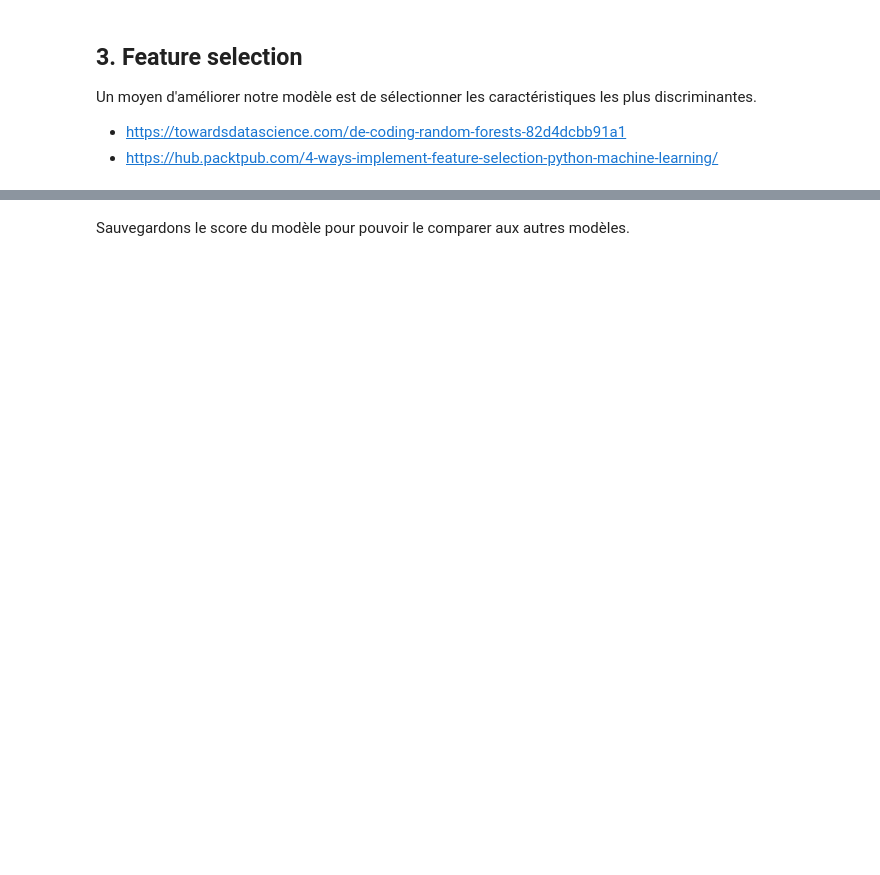
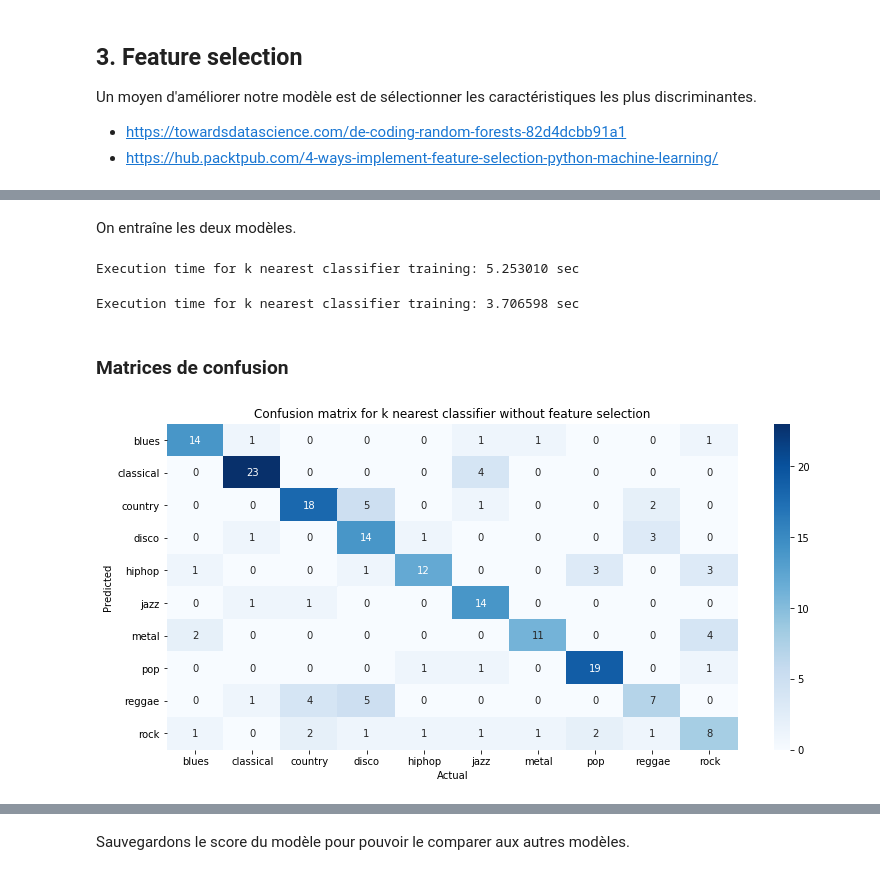
Before and after one commit to elise-chin/music-genre-classification, a Jupyter notebook: MT-kNN.ipynb, the cells around one changed output, grey strips where cells are left out. Drawn from its saved outputs; the diff is of its cells as text; code cells hidden in the pictures; blank space fills up the shorter version.

```diff
--- a/MT-kNN.ipynb
+++ b/MT-kNN.ipynb
@@ -277,0 +327,56 @@ Best model score: 66.5 %
+# %% [markdown]
+On entraîne les deux modèles.
+# %%
+# Entrainement du meilleur modele sans selection des caractéristiques
+best_knn.fit(data_train, label_train)
+
+# Test de validation
+start = time.time()
+best_knn_predictions = best_knn.predict(data_test)
+end = time.time()
+print("Execution time for k nearest classifier training: %f sec"%(float(end) - float(start)))
+
+best_knn.score_ = sc.accuracy_score(best_knn_predictions, label_test) * 100
+# %% [output]
+Execution time for k nearest classifier training: 5.253010 sec
+# %%
+# Entrainement du meilleur modele avec selection des caracteristiques
+best_fs_knn.fit(data_train, label_train)
+
+# Test de validation
+start = time.time()
+best_fs_knn_predictions = best_fs_knn.predict(data_test)
+end = time.time()
+print("Execution time for k nearest classifier training: %f sec"%(float(end) - float(start)))
+
+best_fs_knn.score_ = sc.accuracy_score(best_fs_knn_predictions, label_test) * 100
+# %% [output]
+Execution time for k nearest classifier training: 3.706598 sec
+# %% [markdown]
+### Matrices de confusion
+# %%
+d = {
+    'genre': genre_list,
+    'genre_code': labels
+}
+df_genre = pd.DataFrame(d).drop_duplicates().sort_values('genre_code')
+# %%
+from sklearn.metrics import confusion_matrix
+import seaborn as sns
+
+conf_matrix = confusion_matrix(label_test, best_knn_predictions)
+plt.figure(figsize=(12.8,6))
+sns.heatmap(conf_matrix,
+            annot=True,
+            xticklabels=df_genre['genre'].values,
+            yticklabels=df_genre['genre'].values,
+            cmap="Blues")
+
+plt.ylabel('Predicted')
+plt.xlabel('Actual')
+plt.title('Confusion matrix for k nearest classifier without feature selection')
+plt.savefig('models/knn_conf_matrix.png')
+plt.show()
+plt.close()
+# %% [output]
+[figure, added]
```
Also changed, not shown: parts of 55 cells of this notebook, 7 other files.
